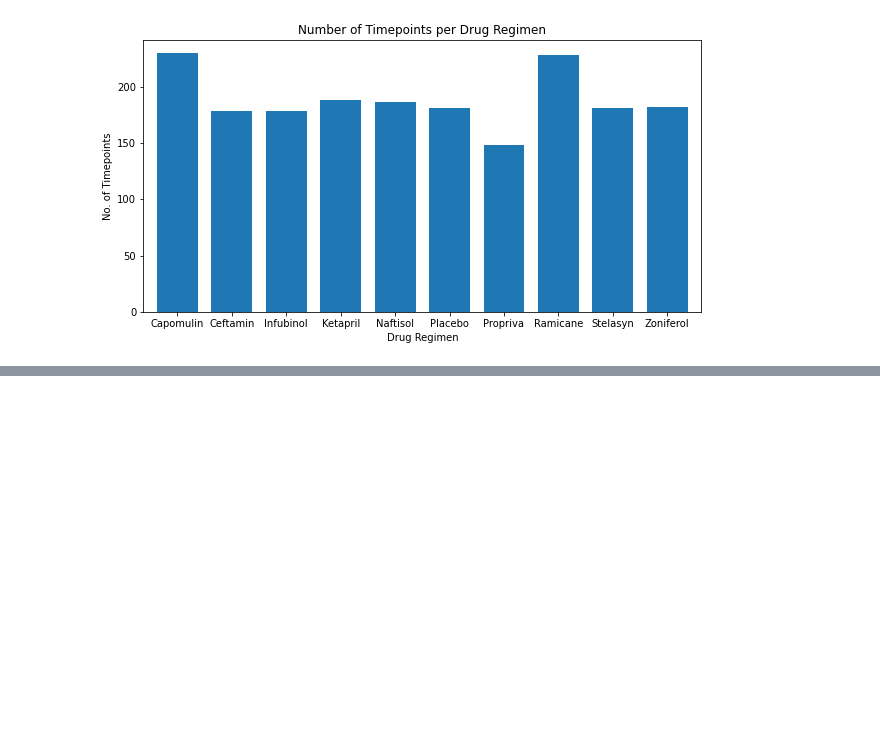
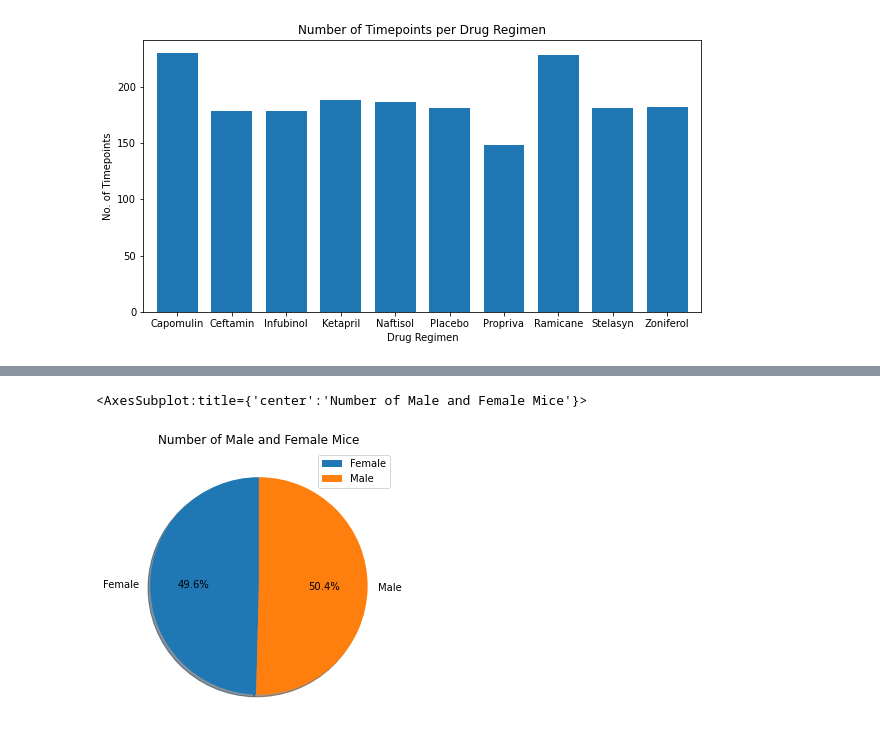
Before and after one commit to emeralddawns/Mouse-Tumor-Analysis, a Jupyter notebook: Pymaceuticals/Pymaceuticals.ipynb, the cells around one changed output, grey strips where cells are left out. Drawn from its saved outputs; the diff is of its cells as text; code cells hidden in the pictures; blank space fills up the shorter version.

Commit message:
pie plots

```diff
--- a/Pymaceuticals/Pymaceuticals.ipynb
+++ b/Pymaceuticals/Pymaceuticals.ipynb
@@ -185,0 +186,17 @@ Text(0, 0.5, 'No. of Timepoints')
+# %%
+#Filter the data frame to only the columns needed
+sex_of_mice = mouse_results_cl[["Mouse ID", "Sex"]]
+
+#drop_duplicates to only count each mouse once, groupby and count to calculate the total number of each sex
+sex_of_mice = sex_of_mice.drop_duplicates()
+sex_of_mice = sex_of_mice.groupby(["Sex"]).count()
+
+#Formatting info for Dataframe.plot() bar plot
+title = "Number of Male and Female Mice"
+ylabel = ""
+
+# Use DataFrame.plot() to create a bar chart
+sex_of_mice.plot(kind = "pie", y = "Mouse ID", shadow = True, startangle=90, figsize=(5,5), autopct='%1.1f%%', title = title, ylabel = ylabel)
+# %% [output]
+<AxesSubplot:title={'center':'Number of Male and Female Mice'}>
+[figure, added]
```
Also changed, not shown: parts of 2 cells of this notebook.
